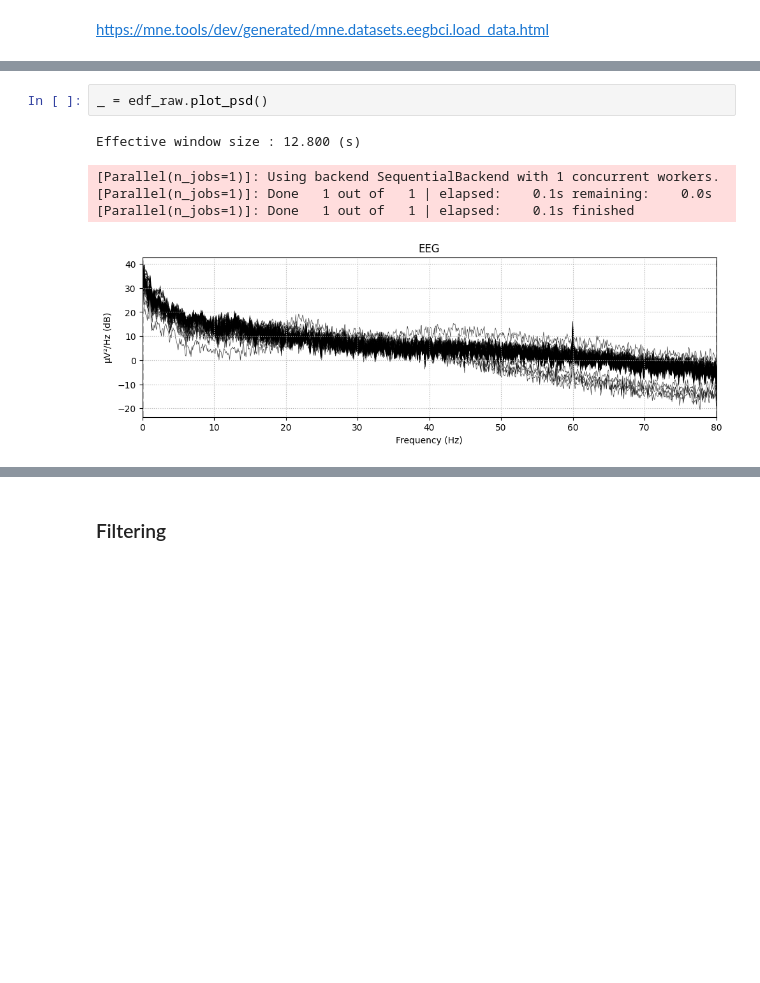
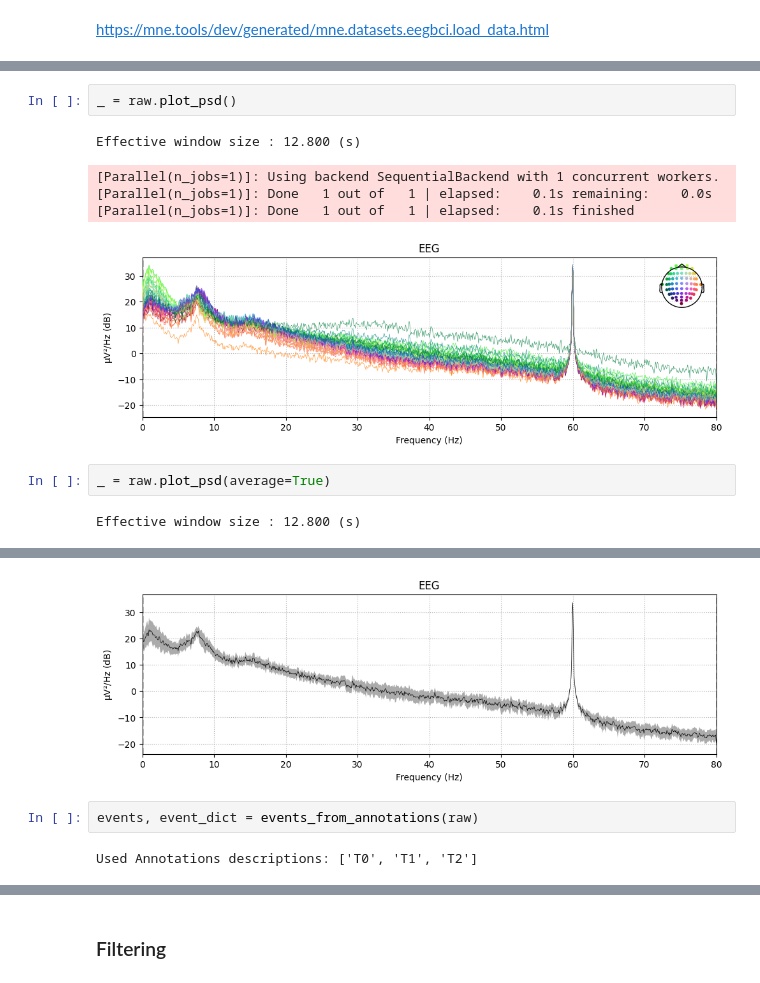
Before and after one commit to Bumbieris31/eegbci_analysis, a Jupyter notebook: total_perspective_vortex_guide.ipynb, the cells around one changed output, grey strips where cells are left out. Saved outputs shown, nothing was run; the diff lists cells and outputs as text; blank space fills up the shorter version.

```diff
--- a/total_perspective_vortex_guide.ipynb
+++ b/total_perspective_vortex_guide.ipynb
@@ -34,8 +71,12 @@ _ = edf_raw.plot(n_channels=10, scalings='auto', duration=40, remove_dc=False)
 # %%
-_ = edf_raw.plot_psd()
+_ = raw.plot_psd()
 # %% [output]
 Effective window size : 12.800 (s)
 [Parallel(n_jobs=1)]: Using backend SequentialBackend with 1 concurrent workers.
 [Parallel(n_jobs=1)]: Done   1 out of   1 | elapsed:    0.1s remaining:    0.0s
 [Parallel(n_jobs=1)]: Done   1 out of   1 | elapsed:    0.1s finished
-[figure, old version]
+[figure, new version]
+# %%
+_ = raw.plot_psd(average=True)
+# %% [output]
+Effective window size : 12.800 (s)
@@ -41,0 +86,5 @@ Effective window size : 12.800 (s)
+[figure, added]
+# %%
+events, event_dict = events_from_annotations(raw)
+# %% [output]
+Used Annotations descriptions: ['T0', 'T1', 'T2']
```
Also changed, not shown: parts of 23 cells of this notebook, 1 other file.
